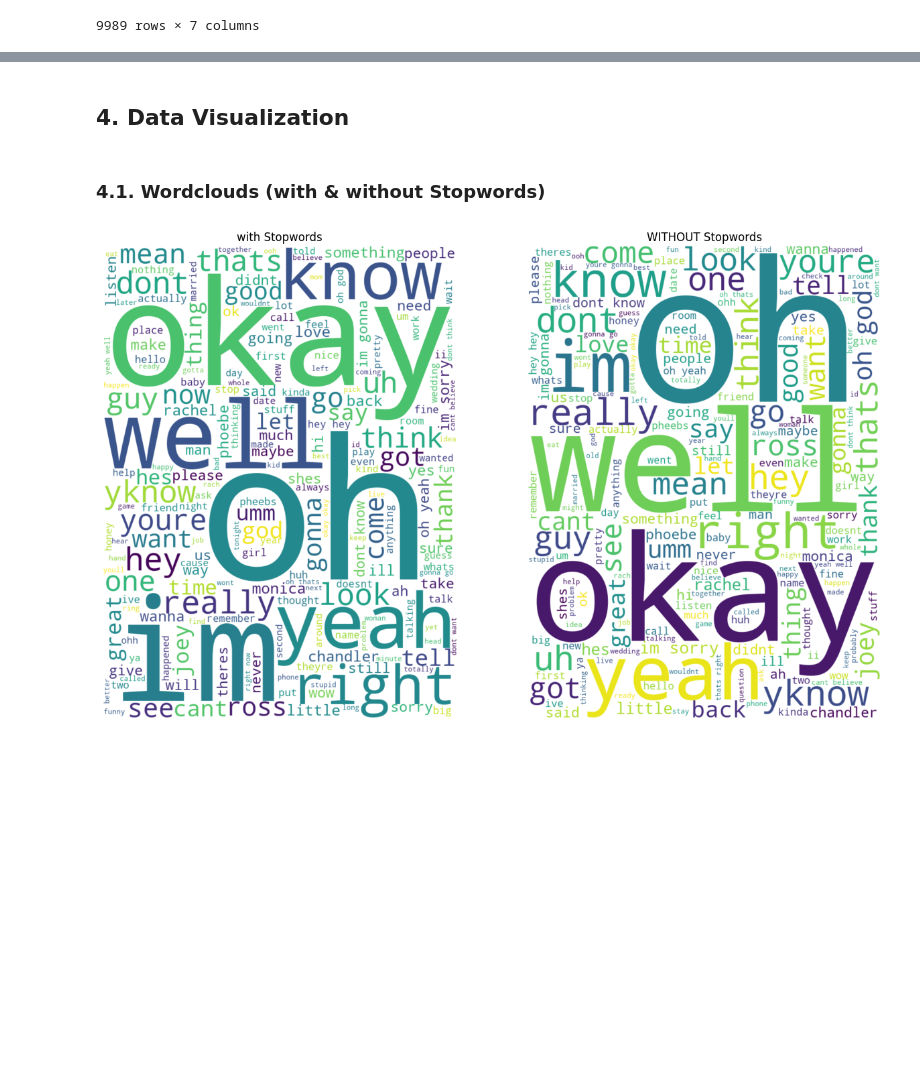
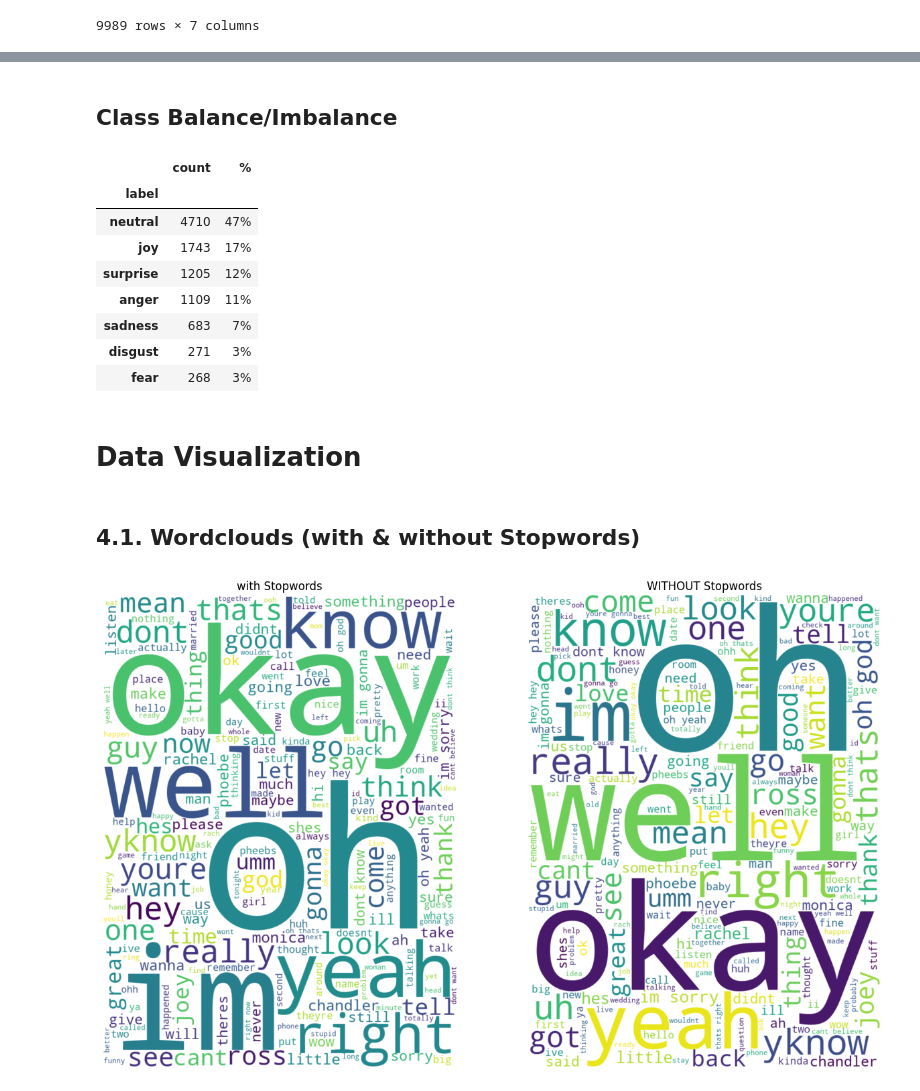
Before and after one commit to hudsonmendes/uolondon-cm3070-fp, a Jupyter notebook: dev/eda.ipynb, the cells around one changed output, grey strips where cells are left out. Cells and saved outputs as stored; diff of their text form; code cells hidden in the pictures; blank space fills up the shorter version.

```diff
--- a/dev/eda.ipynb
+++ b/dev/eda.ipynb
@@ -175,7 +230,25 @@ pd.DataFrame.from_dict(
+# %% [markdown]
+## Class Balance/Imbalance
+# %%
+df_class_balance = df_raw[["label", "x_text"]].groupby("label").count().rename(columns={"x_text": "count"})
+df_class_balance["%"] = df_class_balance["count"].apply(lambda count: count / df_class_balance["count"].sum())
+df_class_balance = df_class_balance.sort_values(by=["%"], ascending=False)
+df_class_balance["%"] = df_class_balance["%"].apply(lambda p: f"{round(100. * p)}%")
+df_class_balance
+# %% [output]
+|  | count | % |
+| label |  |  |
+| neutral | 4710 | 47% |
+| joy | 1743 | 17% |
+| surprise | 1205 | 12% |
+| anger | 1109 | 11% |
+| sadness | 683 | 7% |
+| disgust | 271 | 3% |
+| fear | 268 | 3% |
 # %% [markdown]
-## 4. Data Visualization
+# Data Visualization
 # %% [markdown]
-### 4.1. Wordclouds (with & without Stopwords)
+## 4.1. Wordclouds (with & without Stopwords)
 # %%
 import re
 import matplotlib.pyplot as plt
```
Also changed, not shown: parts of 23 cells of this notebook, 34 other files.
